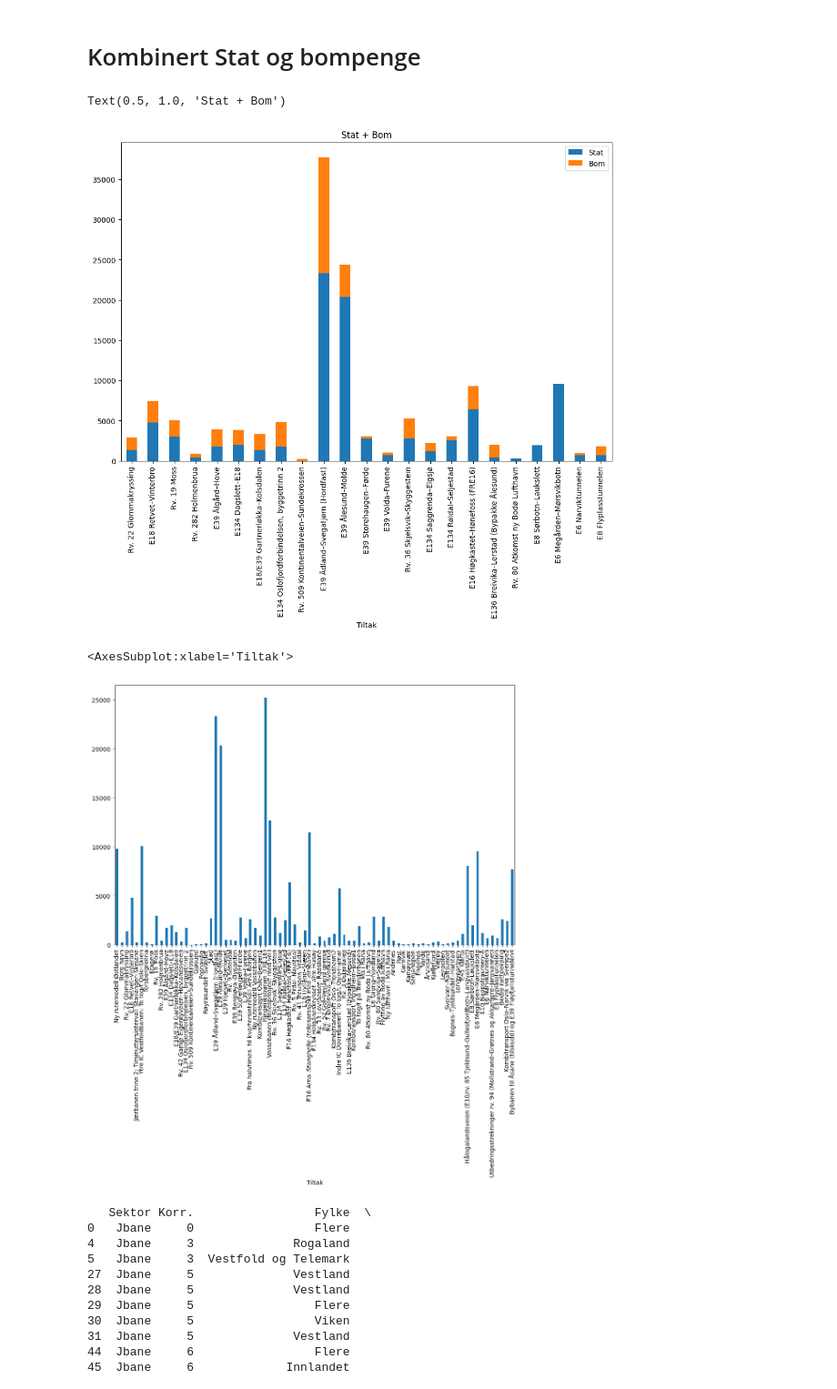
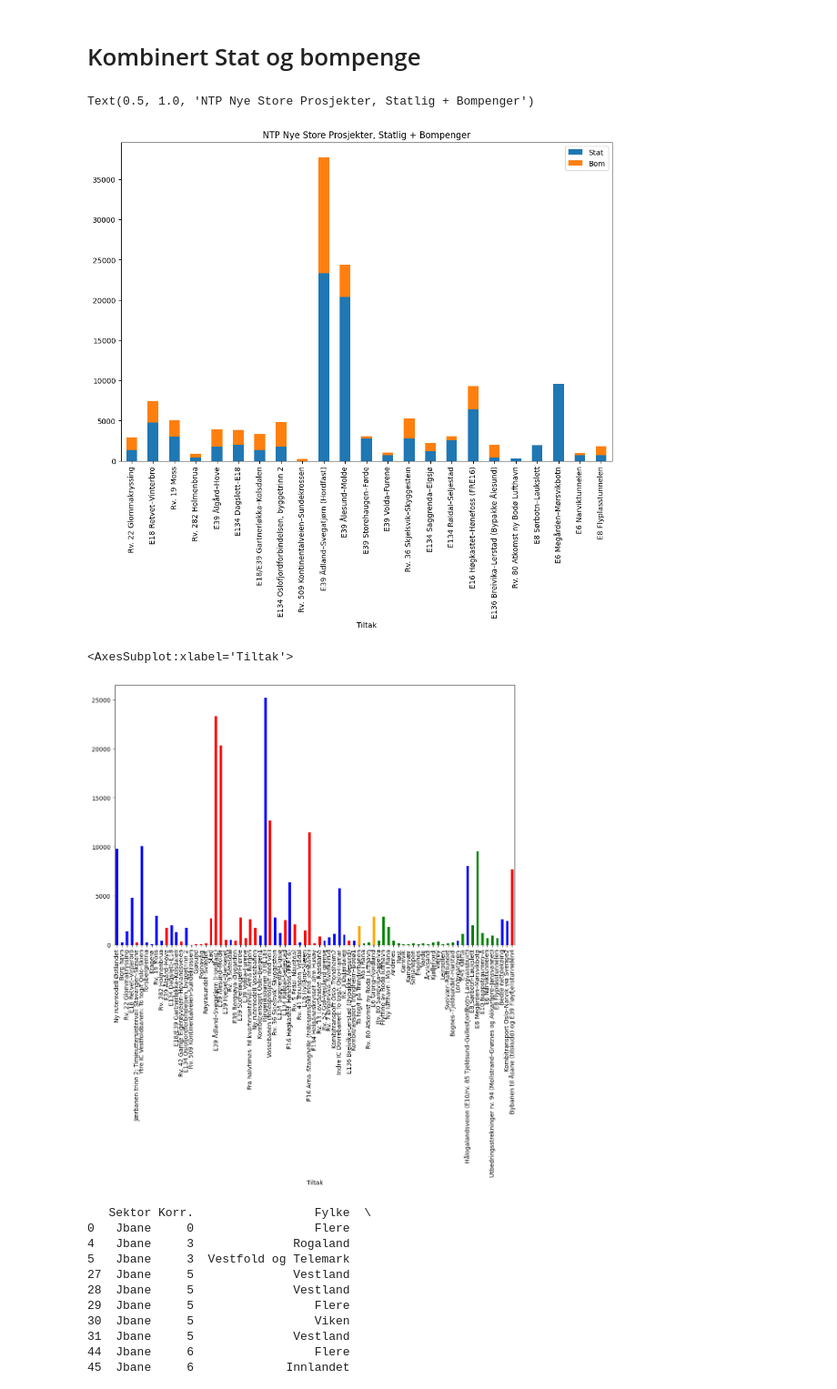
Before and after one commit to jcrivenaes/bomfasttools, a Jupyter notebook: notebooks/ntp_planlagt.ipynb, the cells around one changed output. Shown: that part at 91% size. Drawn from its saved outputs; the diff is of its cells as text; code cells hidden in the pictures.

```diff
--- a/notebooks/ntp_planlagt.ipynb
+++ b/notebooks/ntp_planlagt.ipynb
@@ -69,10 +74,10 @@ Text(0.5, 1.0, 'Bompengeandel store prosjekter')
 # %%
 plotdata = pd.DataFrame({"Stat": store["SumStat"].values, "Bom": store["Bom_andre_22–33"].values}, index=store["Tiltak"])
 ax = plotdata[["Stat", "Bom"]].plot(kind="bar", stacked=True)
-plt.title("Stat + Bom")
+plt.title("NTP Nye Store Prosjekter, Statlig + Bompenger")
 # %% [output]
-Text(0.5, 1.0, 'Stat + Bom')
+Text(0.5, 1.0, 'NTP Nye Store Prosjekter, Statlig + Bompenger')
-[figure, old version]
+[figure, new version]
 # %%
 summ = df["Stat_22–27"] + df["Stat_28–33"]
 df["Stat"] = summ
@@ -80,11 +85,16 @@ alle = df[df["Sektor"] != "Sum"]
 #df["Stat"].plot(kind="bar")
 # %%
 alle["Stat"].plot(kind="bar")
+alle["color"] = "b"
+alle["color"][alle["Fylke"].isin(["Vestland", "Rogaland", "Møre og Romsdal"])] = "r"
+alle["color"][alle["Fylke"].isin(["Nordland", "Troms og Finnmark"])] = "g"
+alle["color"][alle["Fylke"].isin(["Trøndelag"])] = "orange"
 plotdata = pd.DataFrame({"Stat": alle["Stat"].values}, index=alle["Tiltak"])
-plotdata["Stat"].plot(kind="bar")
+
+plotdata["Stat"].plot(kind="bar", color=alle["color"])
 # %% [output]
 <AxesSubplot:xlabel='Tiltak'>
-[figure, old version]
+[figure, new version]
 # %%
 gruppert = alle.groupby("Sektor")
 for grp, frame in gruppert:
```
Also changed, not shown: parts of 5 cells of this notebook.
